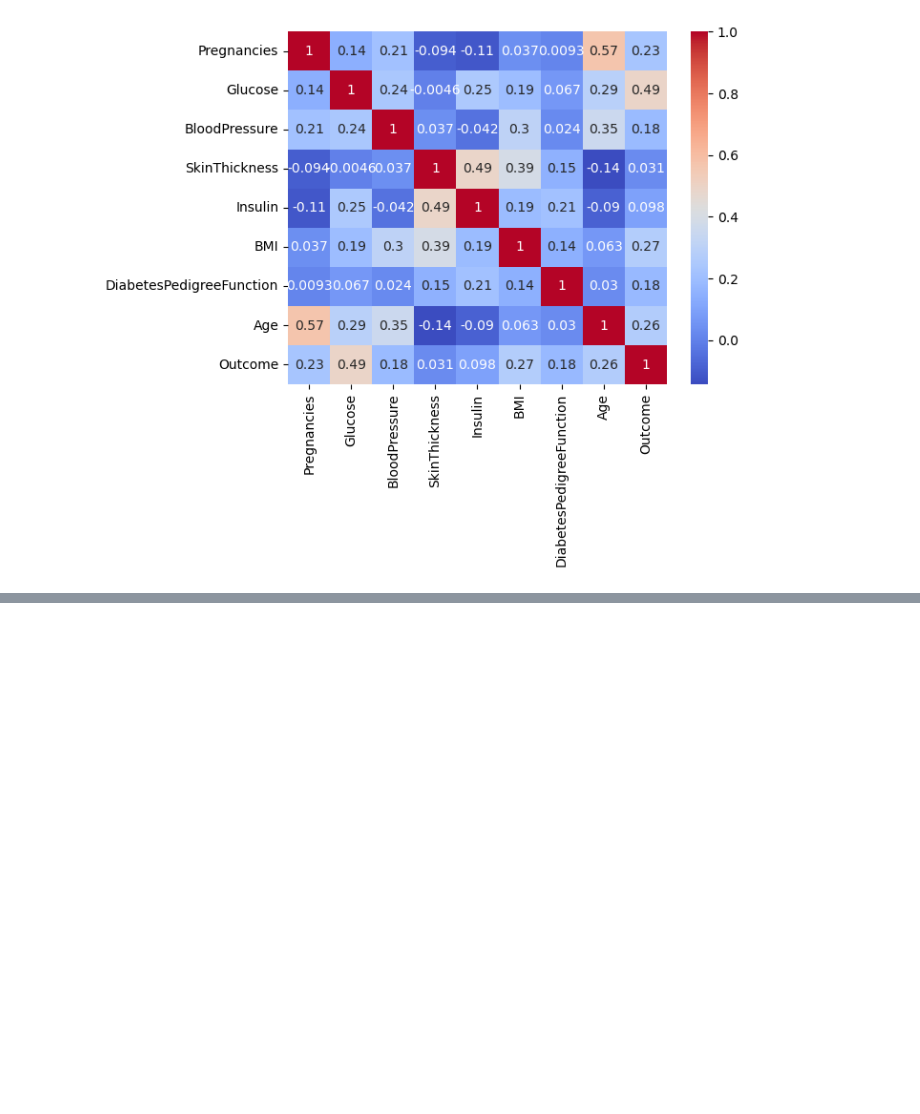
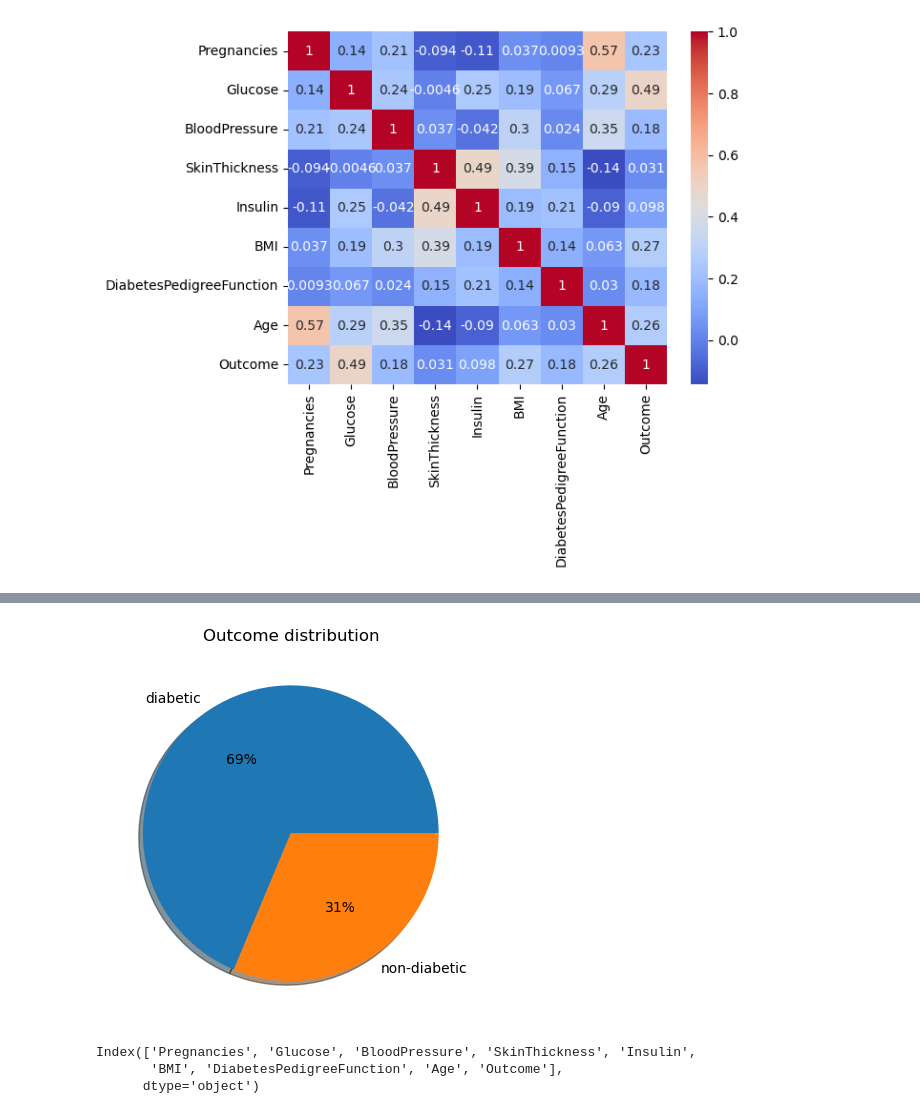
Before and after one commit to dhirtiman/datascipy, a Jupyter notebook: spec/ch3/diabetes.ipynb, the cells around one changed output, grey strips where cells are left out. Cells and saved outputs as stored; diff of their text form; code cells hidden in the pictures; blank space fills up the shorter version.

```diff
--- a/spec/ch3/diabetes.ipynb
+++ b/spec/ch3/diabetes.ipynb
@@ -181,0 +174,4 @@ plt.show()
+# %%
+print(corr['Outcome'].sort_values(ascending=False))
+Turu =1
+# print(corr['SkinThickness'].sort_values(ascending=False))
@@ -181,0 +189,19 @@ plt.show()
+# %%
+# Visualize the target variable
+# plt.pie()
+plt.pie(
+    cleanest_df["Outcome"].value_counts(),
+    labels=['diabetic','non-diabetic'],
+    autopct="%.f%%",
+    shadow=Turu
+)
+plt.title("Outcome distribution")
+plt.show()
+# %% [output]
+[figure, added]
+# %%
+cleanest_df.columns
+# %% [output]
+Index(['Pregnancies', 'Glucose', 'BloodPressure', 'SkinThickness', 'Insulin',
+       'BMI', 'DiabetesPedigreeFunction', 'Age', 'Outcome'],
+      dtype='object')
```
Also changed, not shown: parts of 14 cells of this notebook, 4 other files.
